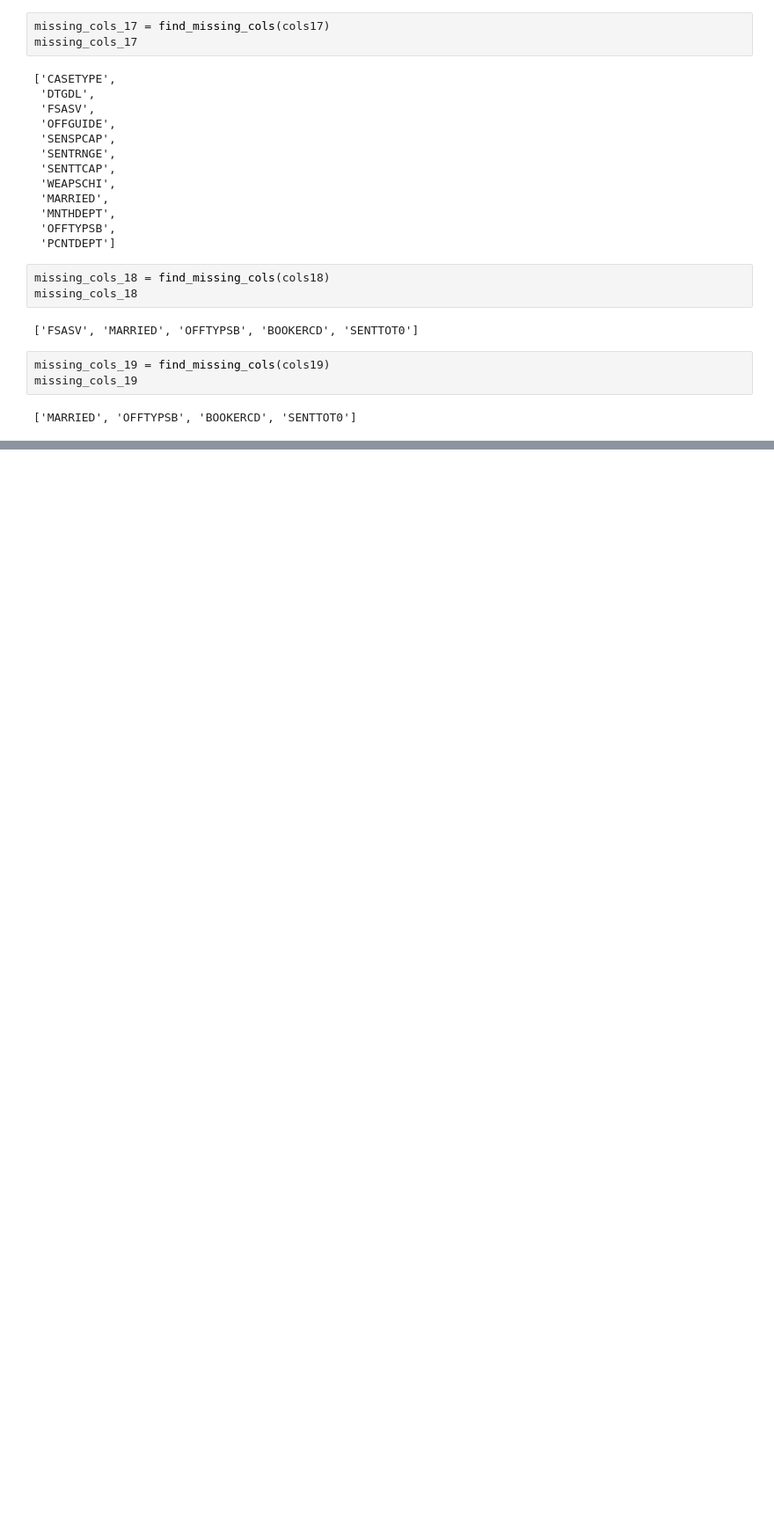
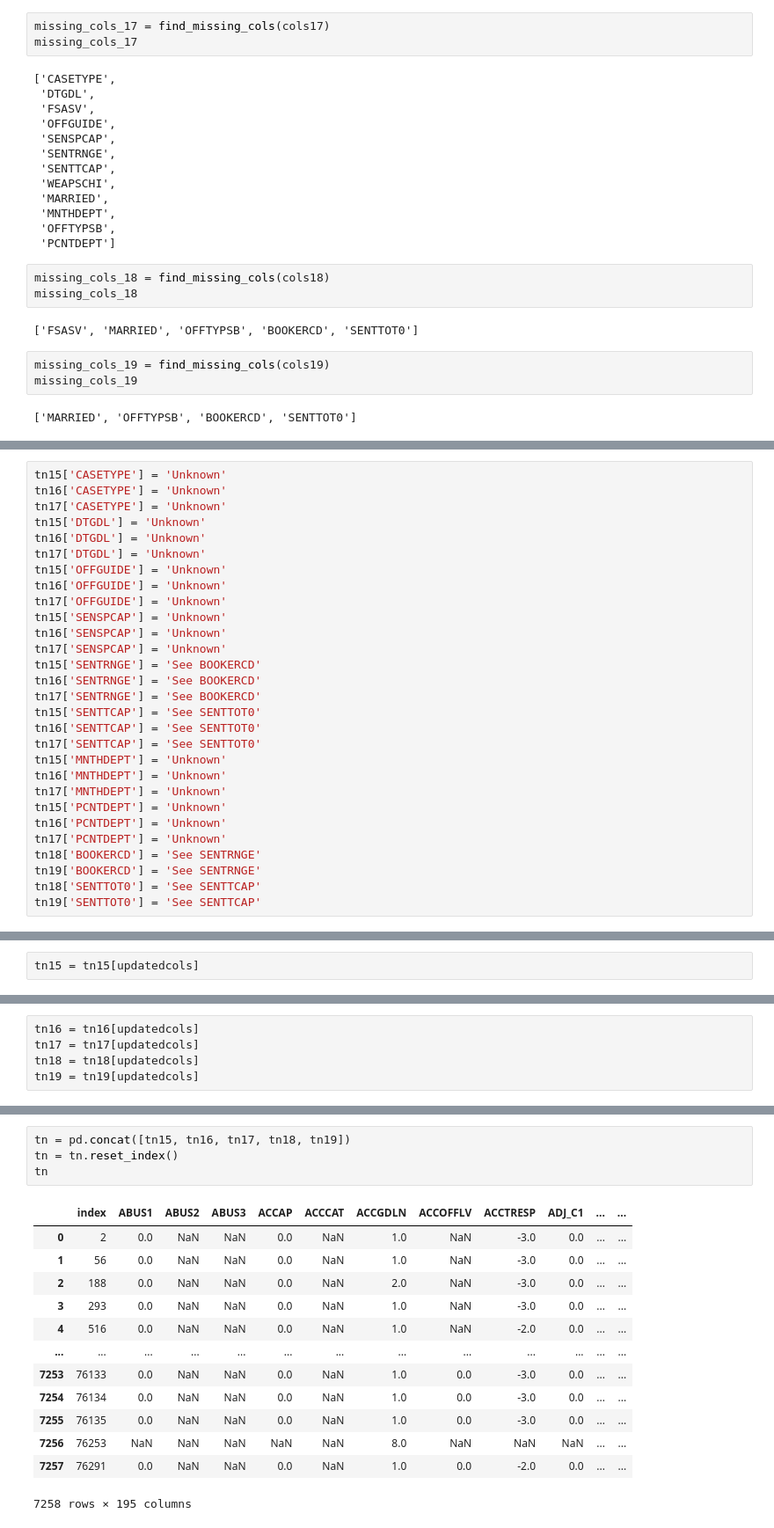
Before and after one commit to jenwhitson/sentencing_project, a Jupyter notebook: notebooks/individual_offender_eda.ipynb, the cells around one changed output, grey strips where cells are left out. Shown at 88% size. Saved outputs shown, nothing was run; the diff lists cells and outputs as text; blank space fills up the shorter version.

```diff
--- a/notebooks/individual_offender_eda.ipynb
+++ b/notebooks/individual_offender_eda.ipynb
@@ -393,0 +416,29 @@ missing_cols_19
+# %%
+tn15['CASETYPE'] = 'Unknown'
+tn16['CASETYPE'] = 'Unknown'
+tn17['CASETYPE'] = 'Unknown'
+tn15['DTGDL'] = 'Unknown'
+tn16['DTGDL'] = 'Unknown'
+tn17['DTGDL'] = 'Unknown'
+tn15['OFFGUIDE'] = 'Unknown'
+tn16['OFFGUIDE'] = 'Unknown'
+tn17['OFFGUIDE'] = 'Unknown'
+tn15['SENSPCAP'] = 'Unknown'
+tn16['SENSPCAP'] = 'Unknown'
+tn17['SENSPCAP'] = 'Unknown'
+tn15['SENTRNGE'] = 'See BOOKERCD'
+tn16['SENTRNGE'] = 'See BOOKERCD'
+tn17['SENTRNGE'] = 'See BOOKERCD'
+tn15['SENTTCAP'] = 'See SENTTOT0'
+tn16['SENTTCAP'] = 'See SENTTOT0'
+tn17['SENTTCAP'] = 'See SENTTOT0'
+tn15['MNTHDEPT'] = 'Unknown'
+tn16['MNTHDEPT'] = 'Unknown'
+tn17['MNTHDEPT'] = 'Unknown'
+tn15['PCNTDEPT'] = 'Unknown'
+tn16['PCNTDEPT'] = 'Unknown'
+tn17['PCNTDEPT'] = 'Unknown'
+tn18['BOOKERCD'] = 'See SENTRNGE'
+tn19['BOOKERCD'] = 'See SENTRNGE'
+tn18['SENTTOT0'] = 'See SENTTCAP'
+tn19['SENTTOT0'] = 'See SENTTCAP'
@@ -393,0 +700,2 @@ missing_cols_19
+# %%
+tn15 = tn15[updatedcols]
@@ -393,0 +722,5 @@ missing_cols_19
+# %%
+tn16 = tn16[updatedcols]
+tn17 = tn17[updatedcols]
+tn18 = tn18[updatedcols]
+tn19 = tn19[updatedcols]
@@ -393,0 +735,18 @@ missing_cols_19
+# %%
+tn = pd.concat([tn15, tn16, tn17, tn18, tn19])
+tn = tn.reset_index()
+tn
+# %% [output]
+|  | index | ABUS1 | ABUS2 | ABUS3 | ACCAP | ACCCAT | ACCGDLN | ACCOFFLV | ACCTRESP | ADJ_C1 | ... | ... |
+| 0 | 2 | 0.0 | NaN | NaN | 0.0 | NaN | 1.0 | NaN | -3.0 | 0.0 | ... | ... |
+| 1 | 56 | 0.0 | NaN | NaN | 0.0 | NaN | 1.0 | NaN | -3.0 | 0.0 | ... | ... |
+| 2 | 188 | 0.0 | NaN | NaN | 0.0 | NaN | 2.0 | NaN | -3.0 | 0.0 | ... | ... |
+| 3 | 293 | 0.0 | NaN | NaN | 0.0 | NaN | 1.0 | NaN | -3.0 | 0.0 | ... | ... |
+| 4 | 516 | 0.0 | NaN | NaN | 0.0 | NaN | 1.0 | NaN | -2.0 | 0.0 | ... | ... |
+| ... | ... | ... | ... | ... | ... | ... | ... | ... | ... | ... | ... | ... |
+| 7253 | 76133 | 0.0 | NaN | NaN | 0.0 | NaN | 1.0 | 0.0 | -3.0 | 0.0 | ... | ... |
+| 7254 | 76134 | 0.0 | NaN | NaN | 0.0 | NaN | 1.0 | 0.0 | -3.0 | 0.0 | ... | ... |
+| 7255 | 76135 | 0.0 | NaN | NaN | 0.0 | NaN | 1.0 | 0.0 | -3.0 | 0.0 | ... | ... |
+| 7256 | 76253 | NaN | NaN | NaN | NaN | NaN | 8.0 | NaN | NaN | NaN | ... | ... |
+| 7257 | 76291 | 0.0 | NaN | NaN | 0.0 | NaN | 1.0 | 0.0 | -2.0 | 0.0 | ... | ... |
+7258 rows × 195 columns
```
Also changed, not shown: parts of 15 cells of this notebook.
